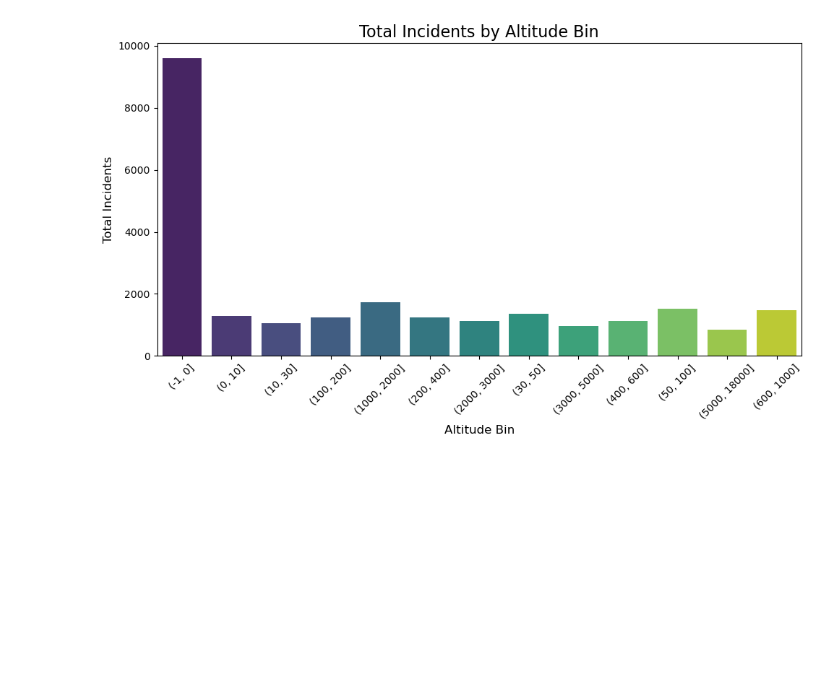
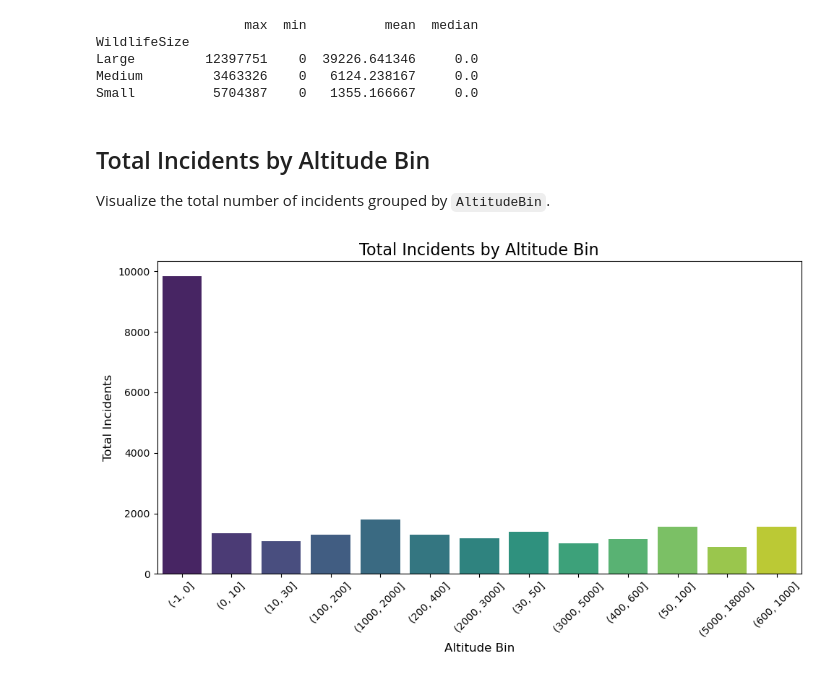
Before and after one commit to robinjh/Open_Source_Project_Pandas_Using, a Jupyter notebook: Bird_Strike_Damage_Pridiction.ipynb, the cells around one changed output. Cells and saved outputs as stored; diff of their text form; code cells hidden in the pictures; blank space fills up the shorter version.

```diff
--- a/Bird_Strike_Damage_Pridiction.ipynb
+++ b/Bird_Strike_Damage_Pridiction.ipynb
@@ -72,0 +17,8 @@ bird_data = pd.read_csv('BirdStrikes.csv')
+# %%
+# Load the dataset
+bird_data = pd.read_csv('Bird_strikes.csv')
+
+# Clean the 'Cost' column: remove commas and convert to numeric, coercing errors to NaN
+bird_data['Cost'] = pd.to_numeric(
+    bird_data['Cost'].str.replace(',', ''), errors='coerce'
+)
@@ -73,29 +28,40 @@ bird_data = pd.read_csv('BirdStrikes.csv')
+# %%
+# Group by 'WildlifeSize' and calculate max, min, mean, and median for 'Cost'
+damage_cost_summary = bird_data.groupby('WildlifeSize')['Cost'].agg(['max', 'min', 'mean', 'median'])
+
+# Display the cleaned summary
+print(damage_cost_summary)
+# %% [output]
+                   max  min          mean  median
+WildlifeSize
+Large         12397751    0  39226.641346     0.0
+Medium         3463326    0   6124.238167     0.0
+Small          5704387    0   1355.166667     0.0
+# %% [markdown]
+## Total Incidents by Altitude Bin
+Visualize the total number of incidents grouped by `AltitudeBin`.
 # %%
-# Ensure 'Cost' is numeric and clean the data
-bird_data['Cost'] = pd.to_numeric(bird_data['Cost'], errors='coerce')
-bird_data = bird_data.dropna(subset=['Cost'])
-
 # Extract both negative and positive starting numbers from AltitudeBin
 bird_data['AltitudeBin_Start'] = bird_data['AltitudeBin'].str.extract(r'(-?\d+)').astype(float)
 
 # Group by AltitudeBin and count total incidents
 altitude_damage_stats = bird_data.groupby('AltitudeBin').size().reset_index(name='Incident_Count')
 
 # Visualization with updated Seaborn behavior
 plt.figure(figsize=(10, 6))
 sns.barplot(
     x='AltitudeBin',
     y='Incident_Count',
     data=altitude_damage_stats,
     hue='AltitudeBin',  # Assign `x` to `hue`
     palette='viridis',
     legend=False  # Disable legend as it's redundant in this case
 )
 plt.title('Total Incidents by Altitude Bin', fontsize=16)
 plt.xlabel('Altitude Bin', fontsize=12)
 plt.ylabel('Total Incidents', fontsize=12)
 plt.xticks(rotation=45)
 plt.tight_layout()
 plt.show()
 # %% [output]
-[figure, old version]
+[figure, new version]
```
Also changed, not shown: parts of 15 cells of this notebook, 1 other file.
